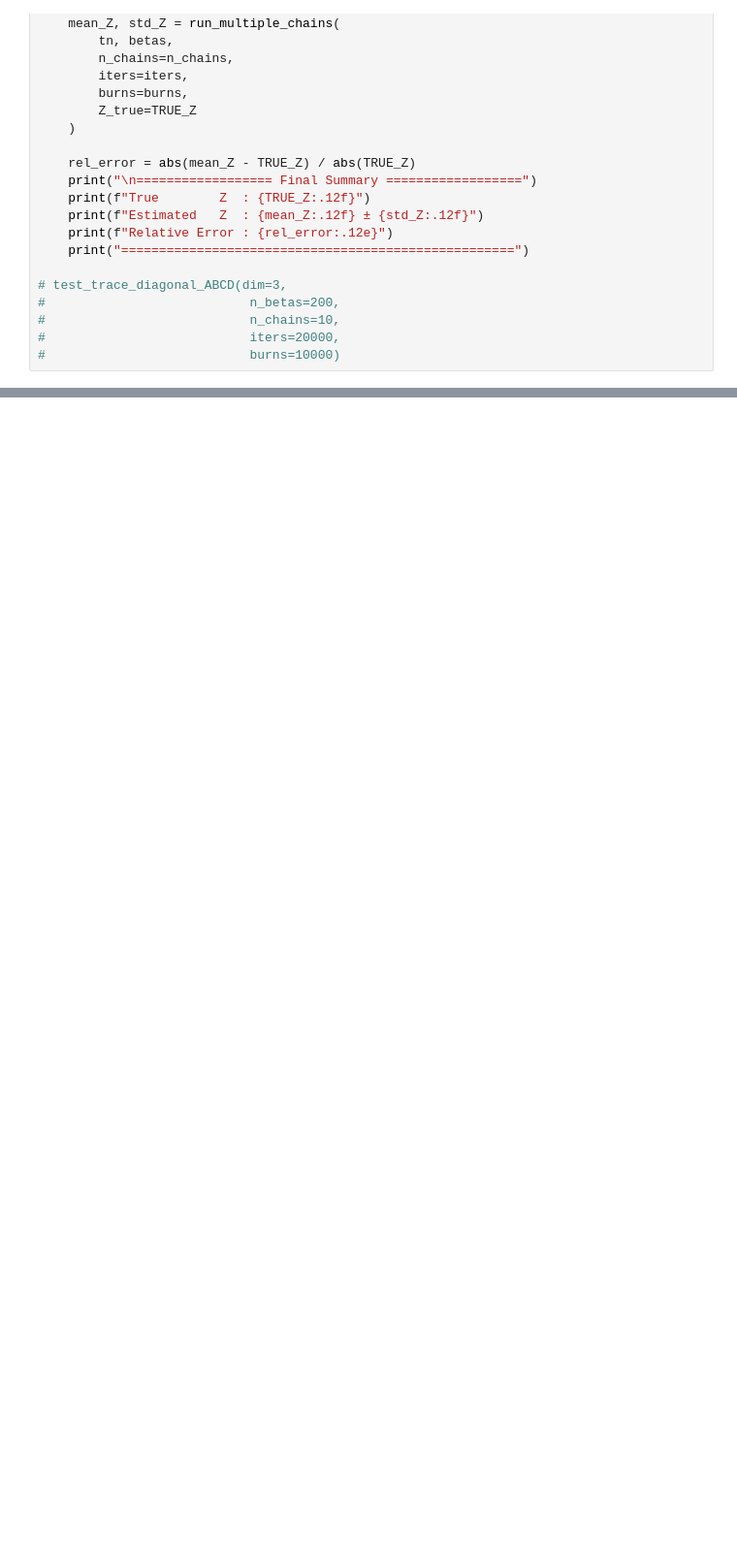
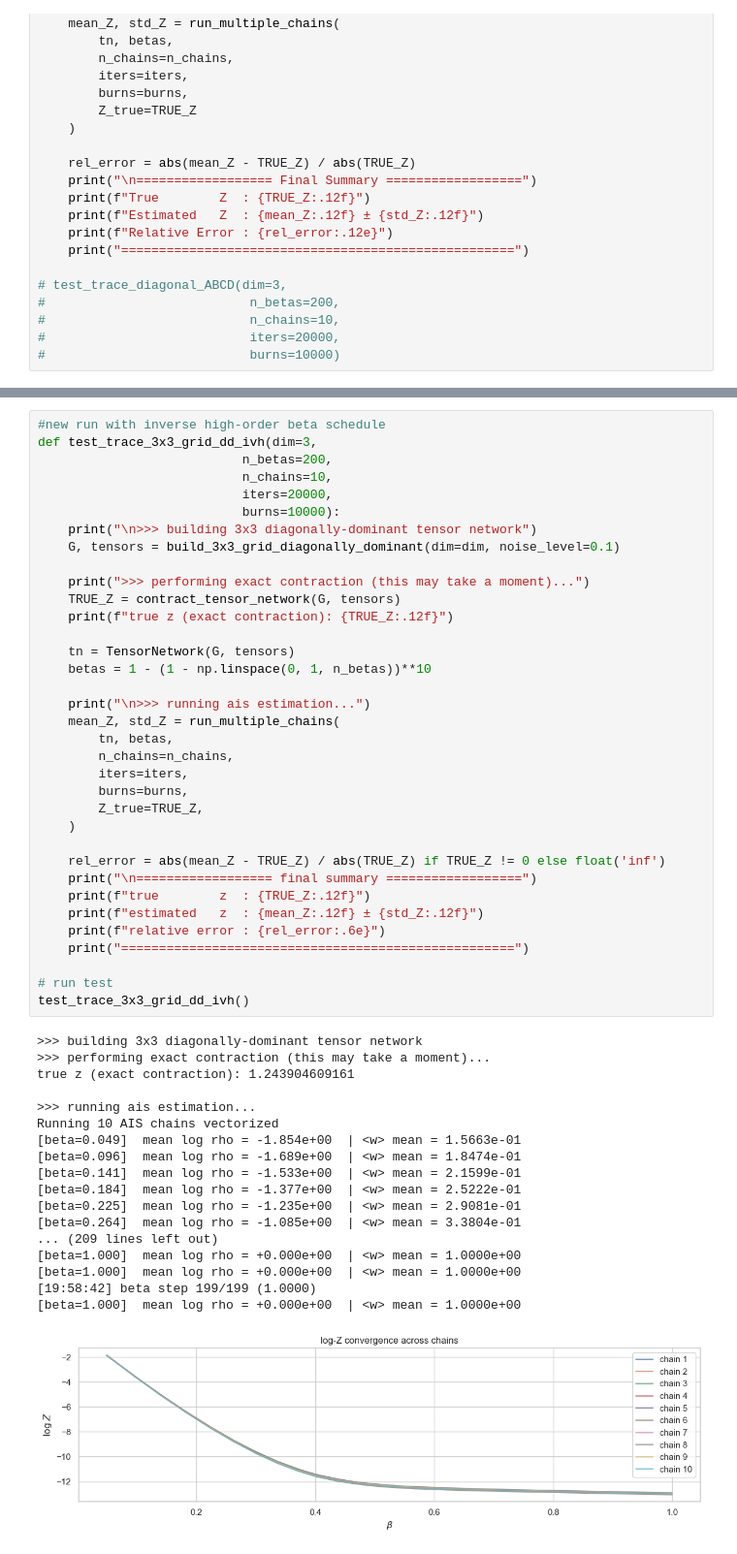
Before and after one commit to aniket-desh/mcmc-tensor-network, a Jupyter notebook: notebooks/testing.ipynb, the cells around one changed output, grey strips where cells are left out. Shown: that part at 97% size. Cells and saved outputs as stored; diff of their text form; blank space fills up the shorter version.

```diff
--- a/notebooks/testing.ipynb
+++ b/notebooks/testing.ipynb
@@ -653,0 +721,54 @@ relative error : 1.981591e-02
+# %%
+#new run with inverse high-order beta schedule
+def test_trace_3x3_grid_dd_ivh(dim=3,
+                           n_betas=200,
+                           n_chains=10,
+                           iters=20000,
+                           burns=10000):
+    print("\n>>> building 3x3 diagonally-dominant tensor network")
+    G, tensors = build_3x3_grid_diagonally_dominant(dim=dim, noise_level=0.1)
+
+    print(">>> performing exact contraction (this may take a moment)...")
+    TRUE_Z = contract_tensor_network(G, tensors)
+    print(f"true z (exact contraction): {TRUE_Z:.12f}")
+
+    tn = TensorNetwork(G, tensors)
+    betas = 1 - (1 - np.linspace(0, 1, n_betas))**10
+
+    print("\n>>> running ais estimation...")
+    mean_Z, std_Z = run_multiple_chains(
+        tn, betas,
+        n_chains=n_chains,
+        iters=iters,
+        burns=burns,
+        Z_true=TRUE_Z,
+    )
+
+    rel_error = abs(mean_Z - TRUE_Z) / abs(TRUE_Z) if TRUE_Z != 0 else float('inf')
+    print("\n================== final summary ==================")
+    print(f"true        z  : {TRUE_Z:.12f}")
+    print(f"estimated   z  : {mean_Z:.12f} ± {std_Z:.12f}")
+    print(f"relative error : {rel_error:.6e}")
+    print("====================================================")
+
+# run test
+test_trace_3x3_grid_dd_ivh()
+# %% [output]
+>>> building 3x3 diagonally-dominant tensor network
+>>> performing exact contraction (this may take a moment)...
+true z (exact contraction): 1.243904609161
+
+>>> running ais estimation...
+Running 10 AIS chains vectorized
+[beta=0.049]  mean log rho = -1.854e+00  | <w> mean = 1.5663e-01
+[beta=0.096]  mean log rho = -1.689e+00  | <w> mean = 1.8474e-01
+[beta=0.141]  mean log rho = -1.533e+00  | <w> mean = 2.1599e-01
+[beta=0.184]  mean log rho = -1.377e+00  | <w> mean = 2.5222e-01
+[beta=0.225]  mean log rho = -1.235e+00  | <w> mean = 2.9081e-01
+[beta=0.264]  mean log rho = -1.085e+00  | <w> mean = 3.3804e-01
+... (209 lines left out)
+[beta=1.000]  mean log rho = +0.000e+00  | <w> mean = 1.0000e+00
+[beta=1.000]  mean log rho = +0.000e+00  | <w> mean = 1.0000e+00
+[19:58:42] beta step 199/199 (1.0000)
+[beta=1.000]  mean log rho = +0.000e+00  | <w> mean = 1.0000e+00
+[figure, added]
```
Also changed, not shown: parts of 3 cells of this notebook.
